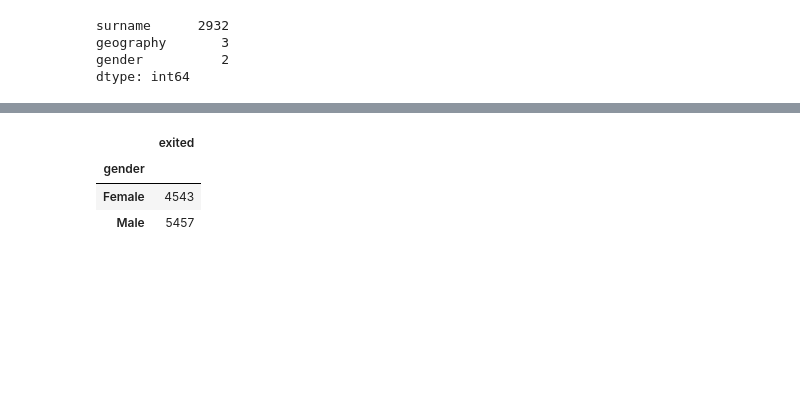
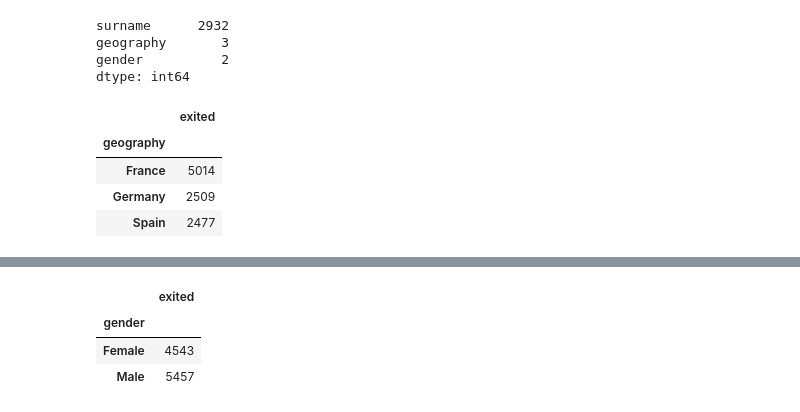
Before and after one commit to ronaldoi9/churn_prediction, a Jupyter notebook: churn_prediction.ipynb, the cells around one changed output, grey strips where cells are left out. Cells and saved outputs as stored; diff of their text form; code cells hidden in the pictures; blank space fills up the shorter version.

```diff
--- a/churn_prediction.ipynb
+++ b/churn_prediction.ipynb
@@ -154,6 +154,15 @@ aux1 = df1[df1['exited'] == 0]
 
 # Customers that don't churn
 aux2 = df1[df1['exited'] == 1]
+# %%
+# Country Distribution
+df1[['geography', 'exited']].groupby('geography').count()
+# %% [output]
+|  | exited |
+| geography |  |
+| France | 5014 |
+| Germany | 2509 |
+| Spain | 2477 |
 # %%
 # Number of churn customers per country
 churn_per_country = aux1[['geography', 'exited']].groupby('geography').count().reset_index()
```
Also changed, not shown: parts of 5 cells of this notebook, 1 other file.
